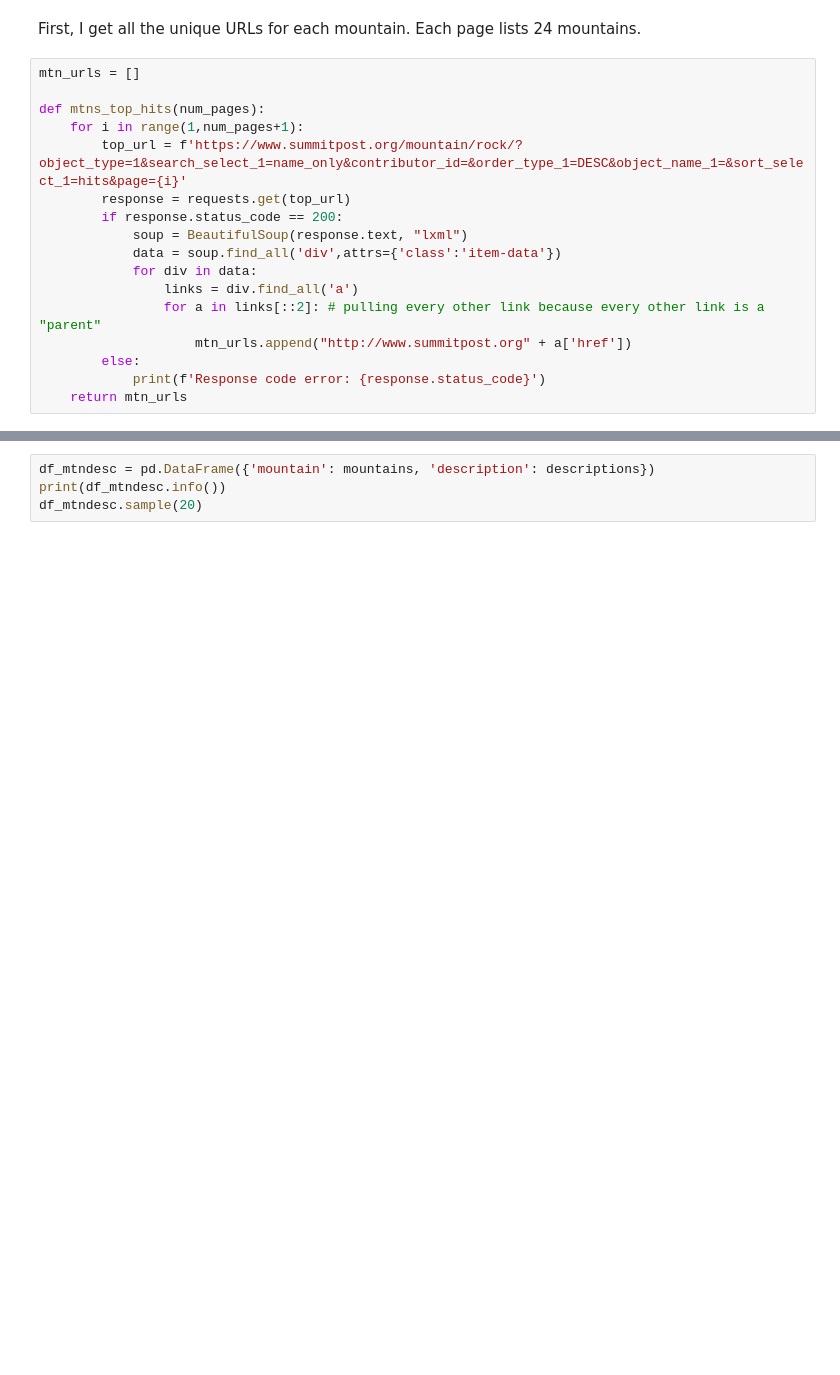
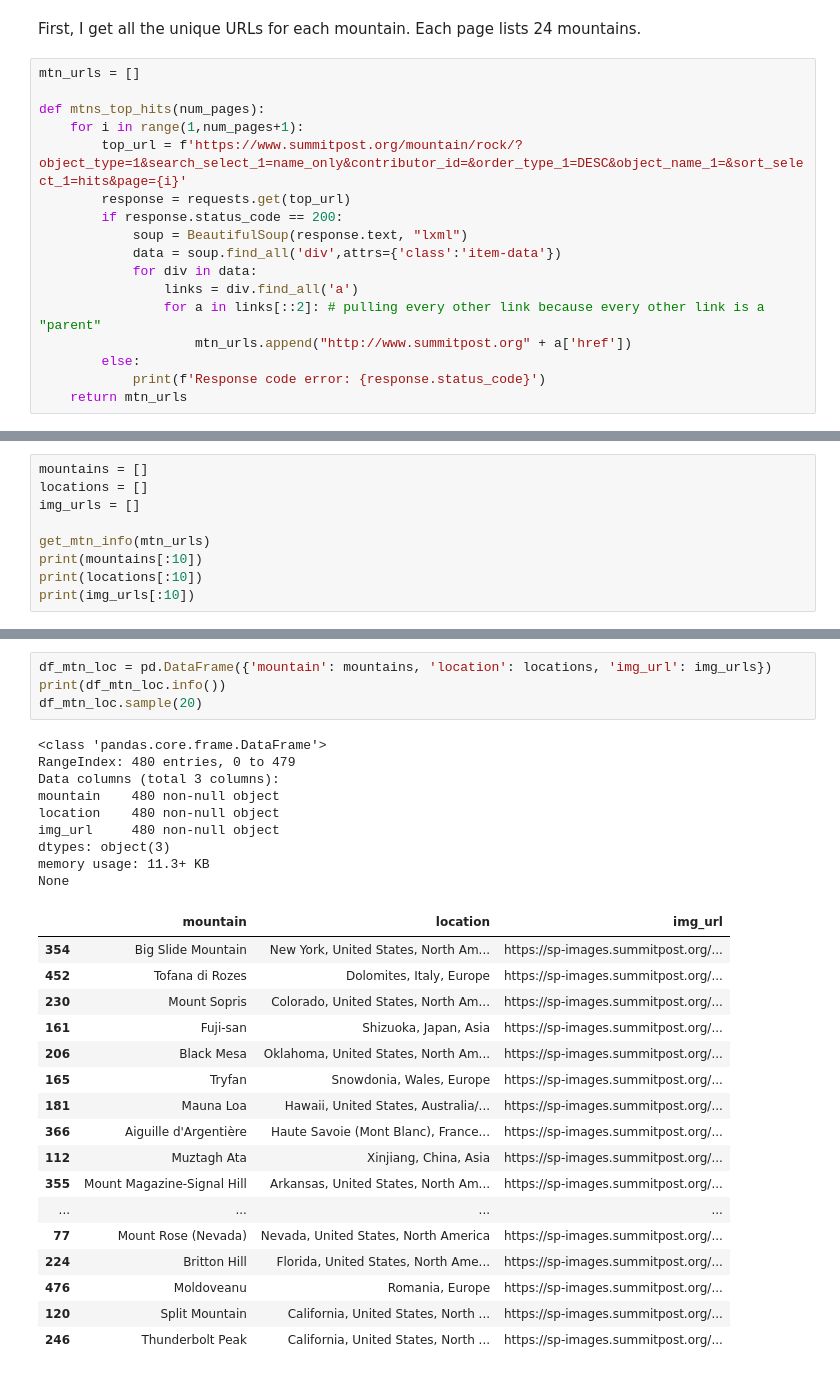
Before and after one commit to huangee/summit_post, a Jupyter notebook: 1_get_data_mountains.ipynb, the cells around one changed output, grey strips where cells are left out. Drawn from its saved outputs; the diff is of its cells as text; blank space fills up the shorter version.

```diff
--- a/1_get_data_mountains.ipynb
+++ b/1_get_data_mountains.ipynb
@@ -88,0 +115,9 @@ Put it all together in a pandas dataframe.
+# %%
+mountains = []
+locations = []
+img_urls = []
+
+get_mtn_info(mtn_urls)
+print(mountains[:10])
+print(locations[:10])
+print(img_urls[:10])
@@ -89,4 +128,31 @@ Put it all together in a pandas dataframe.
 # %%
-df_mtndesc = pd.DataFrame({'mountain': mountains, 'description': descriptions})
-print(df_mtndesc.info())
-df_mtndesc.sample(20)
+df_mtn_loc = pd.DataFrame({'mountain': mountains, 'location': locations, 'img_url': img_urls})
+print(df_mtn_loc.info())
+df_mtn_loc.sample(20)
+# %% [output]
+<class 'pandas.core.frame.DataFrame'>
+RangeIndex: 480 entries, 0 to 479
+Data columns (total 3 columns):
+mountain    480 non-null object
+location    480 non-null object
+img_url     480 non-null object
+dtypes: object(3)
+memory usage: 11.3+ KB
+None
+|  | mountain | location | img_url |
+| 354 | Big Slide Mountain | New York, United States, North Am... | https://sp-images.summitpost.org/... |
+| 452 | Tofana di Rozes | Dolomites, Italy, Europe | https://sp-images.summitpost.org/... |
+| 230 | Mount Sopris | Colorado, United States, North Am... | https://sp-images.summitpost.org/... |
+| 161 | Fuji-san | Shizuoka, Japan, Asia | https://sp-images.summitpost.org/... |
+| 206 | Black Mesa | Oklahoma, United States, North Am... | https://sp-images.summitpost.org/... |
+| 165 | Tryfan | Snowdonia, Wales, Europe | https://sp-images.summitpost.org/... |
+| 181 | Mauna Loa | Hawaii, United States, Australia/... | https://sp-images.summitpost.org/... |
+| 366 | Aiguille d'Argentière | Haute Savoie (Mont Blanc), France... | https://sp-images.summitpost.org/... |
+| 112 | Muztagh Ata | Xinjiang, China, Asia | https://sp-images.summitpost.org/... |
+| 355 | Mount Magazine-Signal Hill | Arkansas, United States, North Am... | https://sp-images.summitpost.org/... |
+| ... | ... | ... | ... |
+| 77 | Mount Rose (Nevada) | Nevada, United States, North America | https://sp-images.summitpost.org/... |
+| 224 | Britton Hill | Florida, United States, North Ame... | https://sp-images.summitpost.org/... |
+| 476 | Moldoveanu | Romania, Europe | https://sp-images.summitpost.org/... |
+| 120 | Split Mountain | California, United States, North ... | https://sp-images.summitpost.org/... |
+| 246 | Thunderbolt Peak | California, United States, North ... | https://sp-images.summitpost.org/... |
```
Also changed, not shown: parts of 16 cells of this notebook, 12 other files.
